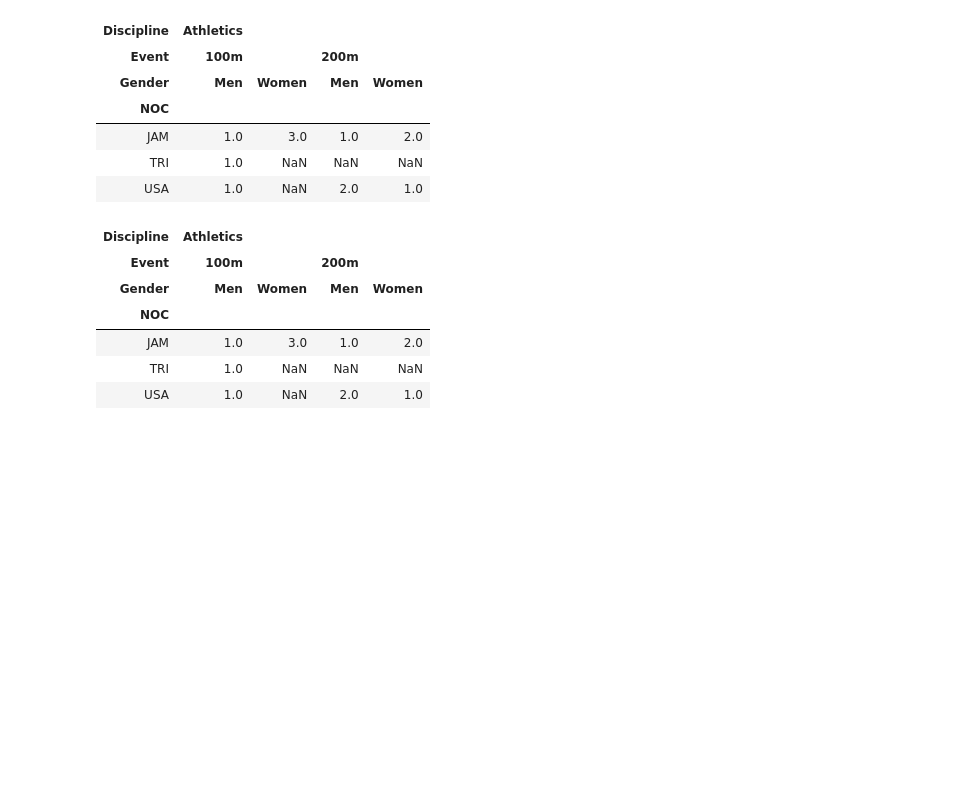
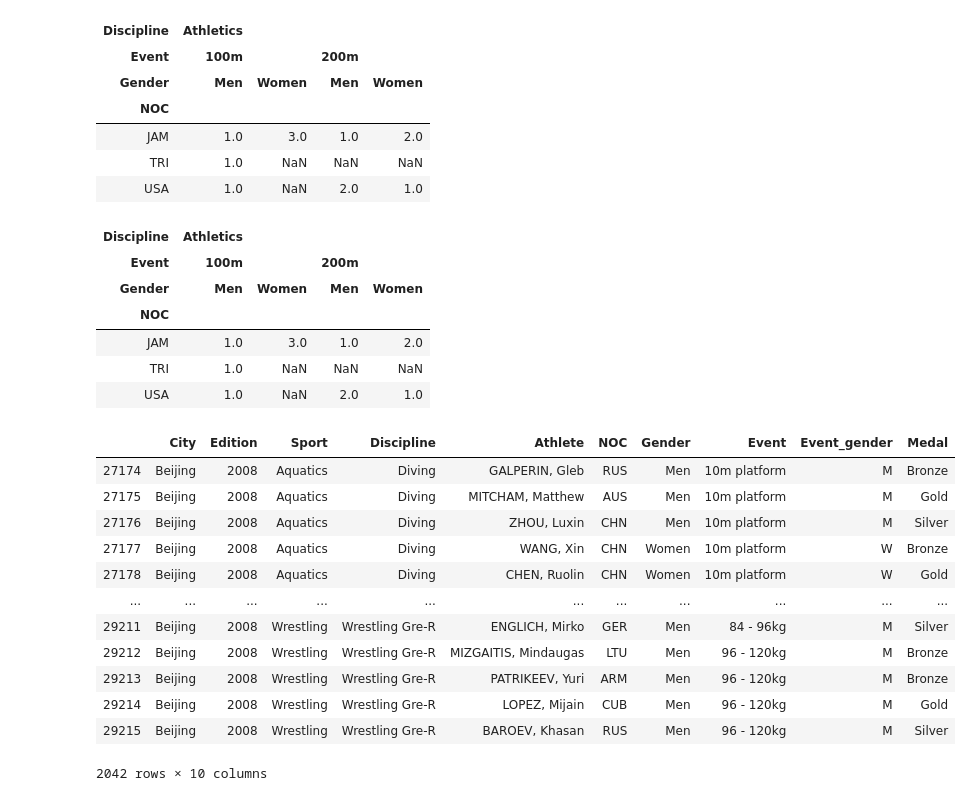
Before and after one commit to cidones/pandas-training, a Jupyter notebook: pandas-training.ipynb, the cells around one changed output. Saved outputs shown, nothing was run; the diff lists cells and outputs as text; code cells hidden in the pictures; blank space fills up the shorter version.

```diff
--- a/pandas-training.ipynb
+++ b/pandas-training.ipynb
@@ -692,3 +692,20 @@ df.unstack('Gender')
 | JAM | 1.0 | 3.0 | 1.0 | 2.0 |
 | TRI | 1.0 | NaN | NaN | NaN |
 | USA | 1.0 | NaN | 2.0 | 1.0 |
+# %%
+lo = oo[oo.Edition == 2008]
+lo
+# %% [output]
+|  | City | Edition | Sport | Discipline | Athlete | NOC | Gender | Event | Event_gender | Medal |
+| 27174 | Beijing | 2008 | Aquatics | Diving | GALPERIN, Gleb | RUS | Men | 10m platform | M | Bronze |
+| 27175 | Beijing | 2008 | Aquatics | Diving | MITCHAM, Matthew | AUS | Men | 10m platform | M | Gold |
+| 27176 | Beijing | 2008 | Aquatics | Diving | ZHOU, Luxin | CHN | Men | 10m platform | M | Silver |
+| 27177 | Beijing | 2008 | Aquatics | Diving | WANG, Xin | CHN | Women | 10m platform | W | Bronze |
+| 27178 | Beijing | 2008 | Aquatics | Diving | CHEN, Ruolin | CHN | Women | 10m platform | W | Gold |
+| ... | ... | ... | ... | ... | ... | ... | ... | ... | ... | ... |
+| 29211 | Beijing | 2008 | Wrestling | Wrestling Gre-R | ENGLICH, Mirko | GER | Men | 84 - 96kg | M | Silver |
+| 29212 | Beijing | 2008 | Wrestling | Wrestling Gre-R | MIZGAITIS, Mindaugas | LTU | Men | 96 - 120kg | M | Bronze |
+| 29213 | Beijing | 2008 | Wrestling | Wrestling Gre-R | PATRIKEEV, Yuri | ARM | Men | 96 - 120kg | M | Bronze |
+| 29214 | Beijing | 2008 | Wrestling | Wrestling Gre-R | LOPEZ, Mijain | CUB | Men | 96 - 120kg | M | Gold |
+| 29215 | Beijing | 2008 | Wrestling | Wrestling Gre-R | BAROEV, Khasan | RUS | Men | 96 - 120kg | M | Silver |
+2042 rows × 10 columns
```
Also changed, not shown: parts of 9 cells of this notebook, 1 other file.
